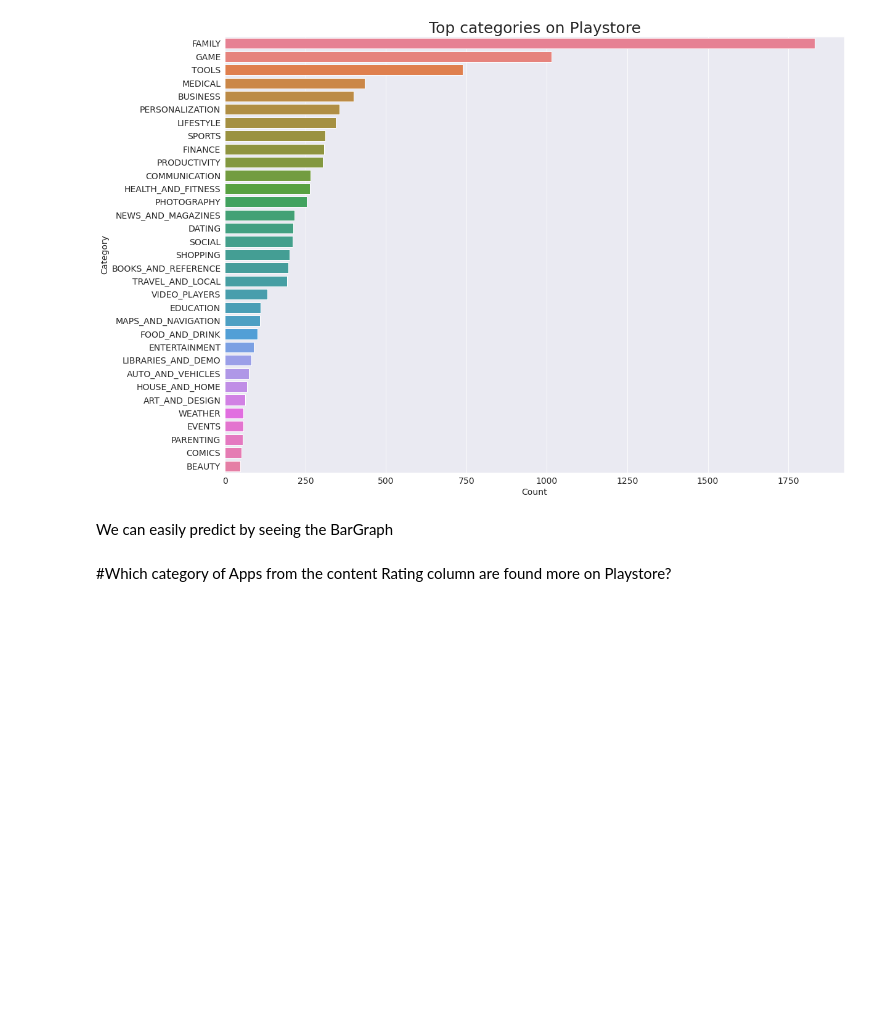
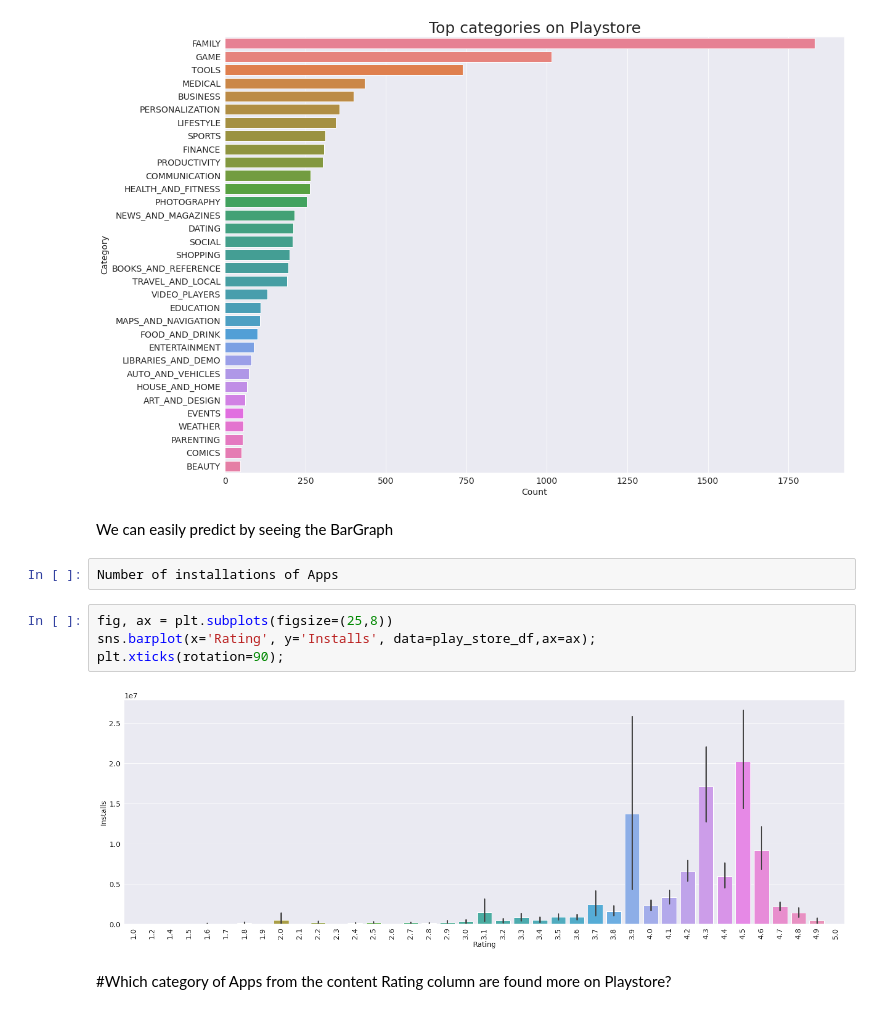
Before and after one commit to pdpranavkumar/Machine-Learning-Models, a Jupyter notebook: Play_Store_App_Review_Analysis_Pranav_Dhabale_Capstone_Project.ipynb, the cells around one changed output. Cells and saved outputs as stored; diff of their text form; blank space fills up the shorter version.

```diff
--- a/Play_Store_App_Review_Analysis_Pranav_Dhabale_Capstone_Project.ipynb
+++ b/Play_Store_App_Review_Analysis_Pranav_Dhabale_Capstone_Project.ipynb
@@ -479,6 +479,14 @@ graph.set_title("Top categories on Playstore", fontsize = 25);
 [figure]
 # %% [markdown]
 We can easily predict by seeing the BarGraph
+# %%
+Number of installations of Apps
+# %%
+fig, ax = plt.subplots(figsize=(25,8))
+sns.barplot(x='Rating', y='Installs', data=play_store_df,ax=ax);
+plt.xticks(rotation=90);
+# %% [output]
+[figure, added]
 # %% [markdown]
 #Which category of Apps from the content Rating column are found more on Playstore?
 # %%
```
Also changed, not shown: parts of 5 cells of this notebook.
